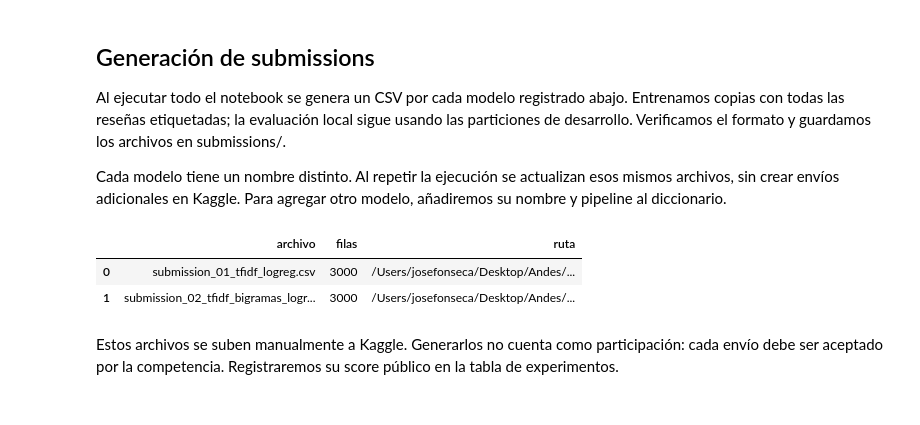
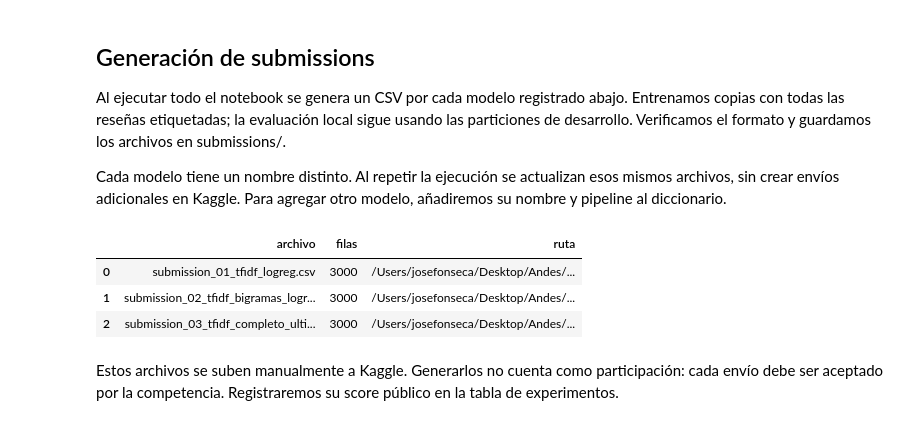
Before and after one commit to jmfonsecau/ISIS-2611-Proyecto-Parte-1, a Jupyter notebook: notebook_proyecto.ipynb, the cells around one changed output. Saved outputs shown, nothing was run; the diff lists cells and outputs as text; code cells hidden in the pictures.

```diff
--- a/notebook_proyecto.ipynb
+++ b/notebook_proyecto.ipynb
@@ -408,0 +415,37 @@ Los bigramas obtuvieron 72,32 % de accuracy promedio, frente al 72,39 % del prim
+# %%
+def extraer_ultima_oracion(textos):
+    ultimas = []
+    for texto in textos:
+        oraciones = [parte.strip() for parte in re.split(r"[.!?;]+", texto) if parte.strip()]
+        ultimas.append(oraciones[-1] if oraciones else "")
+    return np.array(ultimas)
+
+pipeline_ultima_oracion = Pipeline([
+    ("features", FeatureUnion([
+        ("completo", TfidfVectorizer()),
+        ("ultima_oracion", Pipeline([
+            ("extraer", FunctionTransformer(extraer_ultima_oracion, validate=False)),
+            ("tfidf", TfidfVectorizer()),
+        ])),
+    ])),
+    ("modelo", LogisticRegression(
+        max_iter=1000,
+        random_state=RANDOM_STATE,
+    )),
+])
+
+resultados_ultima_oracion = cross_validate(
+    pipeline_ultima_oracion,
+    X_train,
+    y_train,
+    cv=cv,
+    scoring="accuracy",
+)
+
+display(pd.DataFrame({
+    "primer_modelo": resultados["test_score"],
+    "con_bigramas": resultados_bigramas["test_score"],
+    "completo_ultima_oracion": resultados_ultima_oracion["test_score"],
+}))
+print("Accuracy promedio:", resultados_ultima_oracion["test_score"].mean())
+print("Desviación estándar:", resultados_ultima_oracion["test_score"].std())
@@ -429,6 +485,7 @@ from sklearn.base import clone
 modelos_submission = {
     "submission_01_tfidf_logreg": pipeline,
     "submission_02_tfidf_bigramas_logreg": pipeline_bigramas,
+    "submission_03_tfidf_completo_ultima_oracion_logreg": pipeline_ultima_oracion,
 }
 
 carpeta_envios = Path("submissions")
@@ -439,32 +496,33 @@ archivos_generados = []
 for nombre, pipeline_modelo in modelos_submission.items():
     modelo_envio = clone(pipeline_modelo)
     modelo_envio.fit(train["text"], train["label"])
 
     submission = pd.DataFrame({
         "id": eval_df["id"],
         "answer": modelo_envio.predict(eval_df["text"]),
     })
 
     assert list(submission.columns) == list(plantilla.columns)
     assert submission["id"].tolist() == plantilla["id"].tolist()
     assert submission["id"].is_unique
     assert not submission.isna().any().any()
     assert submission["answer"].isin(
         ["positivo", "negativo", "neutral"]
     ).all()
 
     ruta_envio = carpeta_envios / f"{nombre}.csv"
     submission.to_csv(ruta_envio, index=False)
     archivos_generados.append({
         "archivo": ruta_envio.name,
         "filas": len(submission),
         "ruta": str(ruta_envio.resolve()),
     })
 
 display(pd.DataFrame(archivos_generados))
 # %% [output]
 |  | archivo | filas | ruta |
 | 0 | submission_01_tfidf_logreg.csv | 3000 | /Users/josefonseca/Desktop/Andes/... |
 | 1 | submission_02_tfidf_bigramas_logr... | 3000 | /Users/josefonseca/Desktop/Andes/... |
+| 2 | submission_03_tfidf_completo_ulti... | 3000 | /Users/josefonseca/Desktop/Andes/... |
 # %% [markdown]
 Estos archivos se suben manualmente a Kaggle. Generarlos no cuenta como participación: cada envío debe ser aceptado por la competencia. Registraremos su score público en la tabla de experimentos.
```
Also changed, not shown: parts of 5 cells of this notebook, 2 other files.
